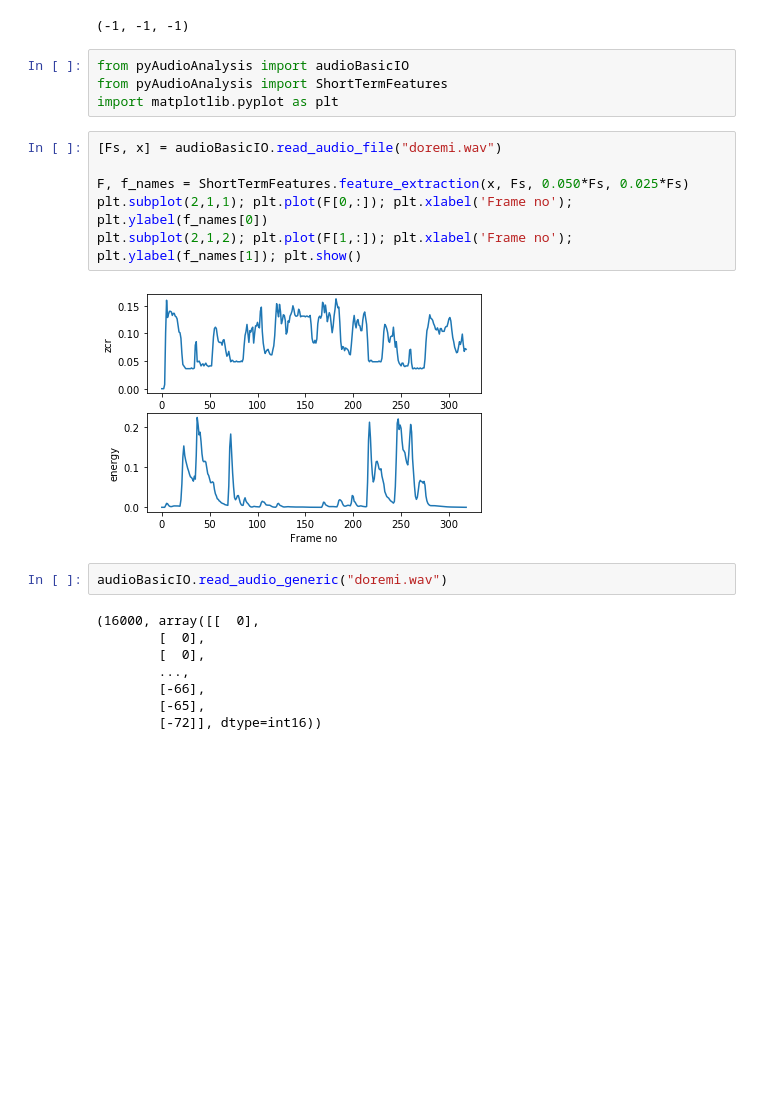
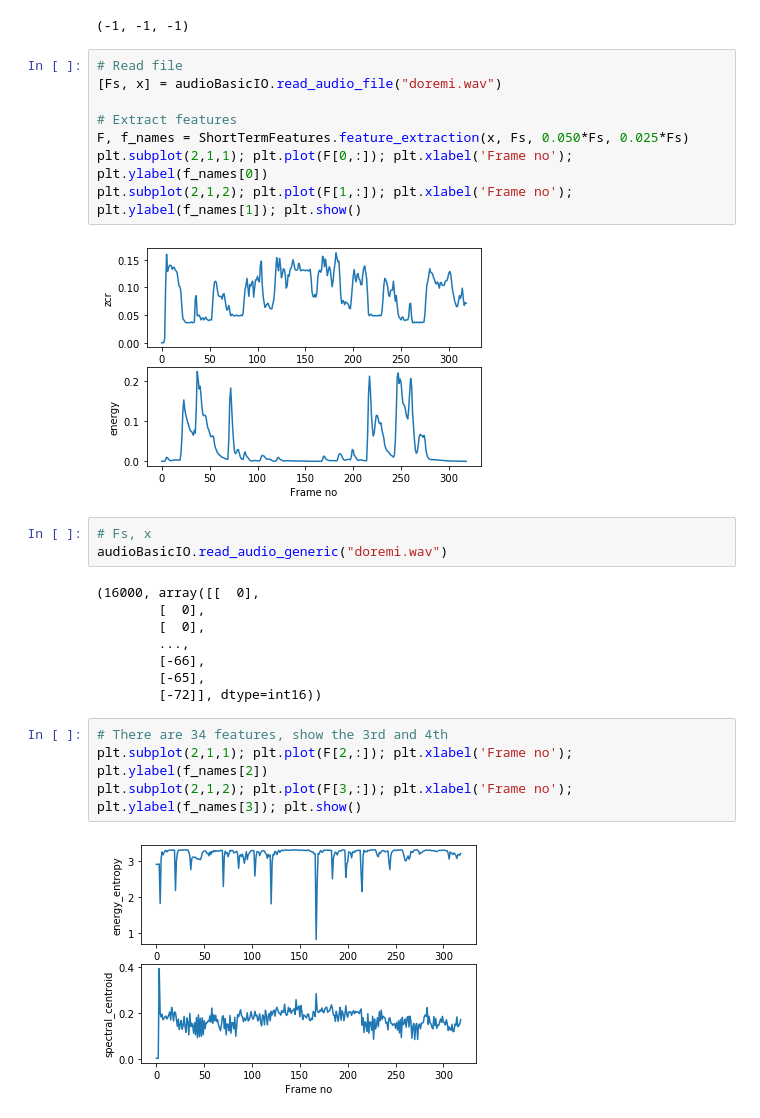
Before and after one commit to DoZor-80/audio-analysis, a Jupyter notebook: AudioAnalysis.ipynb, the cells around one changed output. Saved outputs shown, nothing was run; the diff lists cells and outputs as text; blank space fills up the shorter version.

```diff
--- a/AudioAnalysis.ipynb
+++ b/AudioAnalysis.ipynb
@@ -7,19 +12,18 @@ aT.file_classification("data/doremi.wav", "svmSMtemp","svm")
 trainSVM_feature ERROR: No data found in any input folder!
 fileClassification: input model_name not found!
 (-1, -1, -1)
-# %%
-from pyAudioAnalysis import audioBasicIO
-from pyAudioAnalysis import ShortTermFeatures
-import matplotlib.pyplot as plt
 # %%
+# Read file
 [Fs, x] = audioBasicIO.read_audio_file("doremi.wav")
 
+# Extract features
 F, f_names = ShortTermFeatures.feature_extraction(x, Fs, 0.050*Fs, 0.025*Fs)
 plt.subplot(2,1,1); plt.plot(F[0,:]); plt.xlabel('Frame no'); plt.ylabel(f_names[0])
 plt.subplot(2,1,2); plt.plot(F[1,:]); plt.xlabel('Frame no'); plt.ylabel(f_names[1]); plt.show()
 # %% [output]
 [figure]
 # %%
+# Fs, x
 audioBasicIO.read_audio_generic("doremi.wav")
 # %% [output]
 (16000, array([[  0],
@@ -29,3 +33,9 @@ audioBasicIO.read_audio_generic("doremi.wav")
         [-66],
         [-65],
         [-72]], dtype=int16))
+# %%
+# There are 34 features, show the 3rd and 4th
+plt.subplot(2,1,1); plt.plot(F[2,:]); plt.xlabel('Frame no'); plt.ylabel(f_names[2])
+plt.subplot(2,1,2); plt.plot(F[3,:]); plt.xlabel('Frame no'); plt.ylabel(f_names[3]); plt.show()
+# %% [output]
+[figure, added]
```
Also changed, not shown: parts of 13 cells of this notebook.
